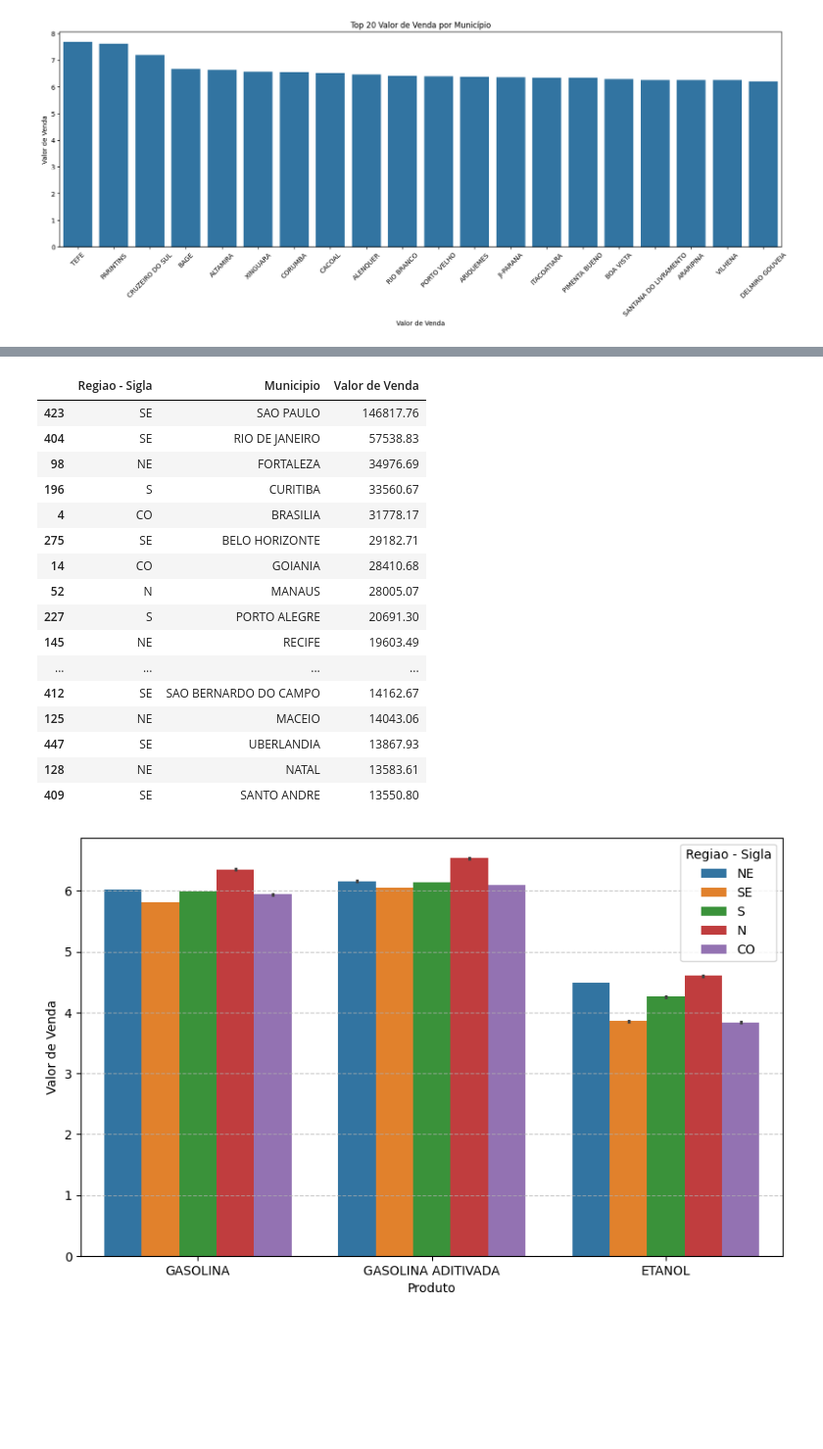
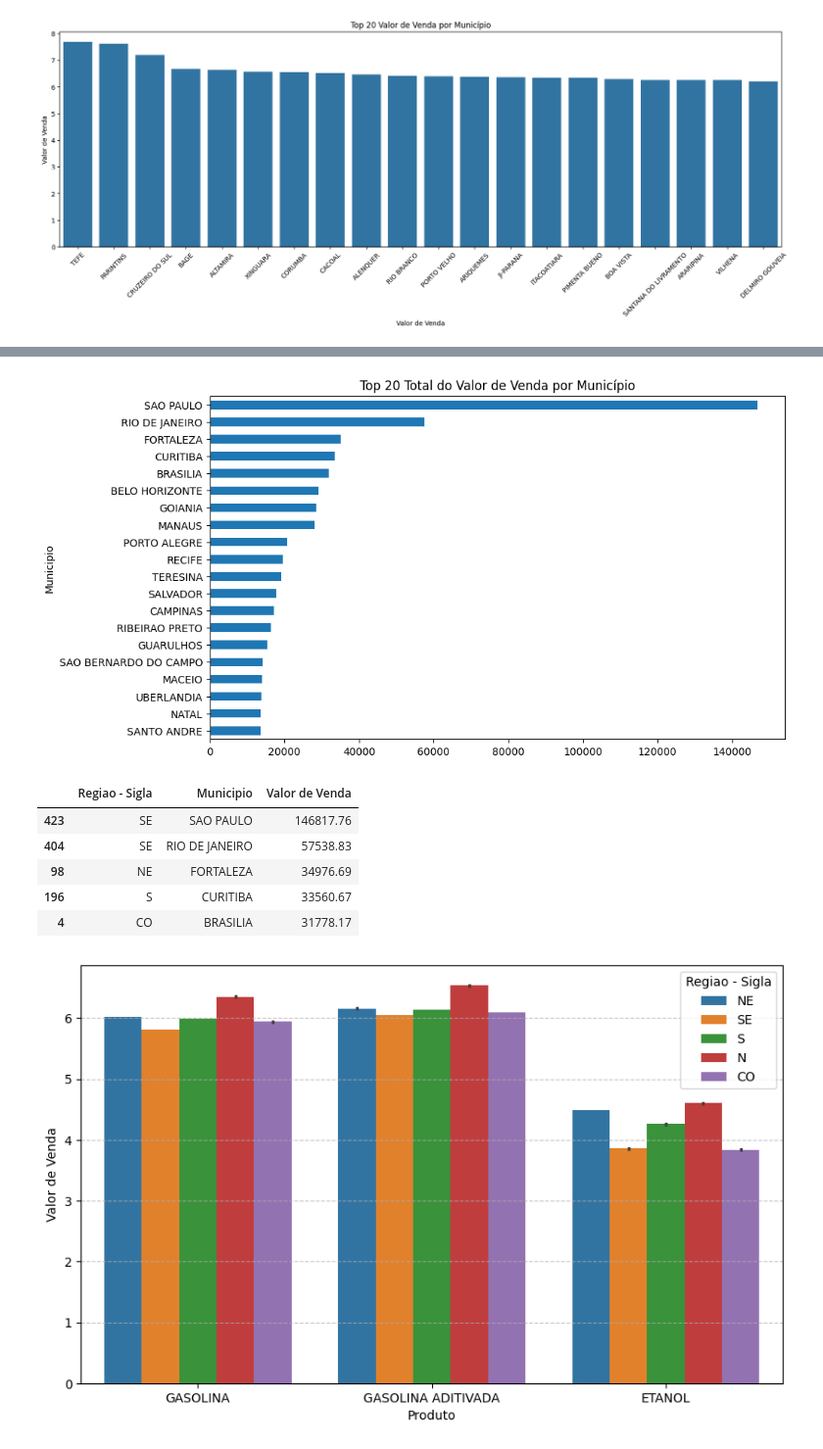
Before and after one commit to SandraRojasZ/DataScience, a Jupyter notebook: ProjetoAED.ipynb, the cells around one changed output, grey strips where cells are left out. Shown at 98% size. Drawn from its saved outputs; the diff is of its cells as text; code cells hidden in the pictures; blank space fills up the shorter version.

```diff
--- a/ProjetoAED.ipynb
+++ b/ProjetoAED.ipynb
@@ -448,27 +461,26 @@ preco_municipio.head(20)
+# %%
+# Embora o preço seja maior na cidade de Tefe, o município São Paulo se destaca no valor total de venda
+venda_municipio = df_limpo.groupby('Municipio')['Valor de Venda'].sum().nlargest(20)
+
+plt.figure(figsize=(10,6))
+venda_municipio.sort_values().plot(kind='barh')
+plt.title('Top 20 Total do Valor de Venda por Município')
+plt.show()
+# %% [output]
+[figure, added]
 # %%
 # Embora o preço mais caro seja na cidade Tefe, o total de venda é maior no Município de São Paulo da Região Sudeste
 venda_municipio = df_limpo.groupby(['Regiao - Sigla', 'Municipio'])['Valor de Venda'].sum().reset_index()
 # Ordenando os resultados em ordem decrescente com base na coluna 'Valor de Venda'
 venda_municipio = venda_municipio.sort_values(by='Valor de Venda', ascending=False)
-venda_municipio.head(20)
+venda_municipio.head()
 # %% [output]
 |  | Regiao - Sigla | Municipio | Valor de Venda |
 | 423 | SE | SAO PAULO | 146817.76 |
 | 404 | SE | RIO DE JANEIRO | 57538.83 |
 | 98 | NE | FORTALEZA | 34976.69 |
 | 196 | S | CURITIBA | 33560.67 |
 | 4 | CO | BRASILIA | 31778.17 |
-| 275 | SE | BELO HORIZONTE | 29182.71 |
-| 14 | CO | GOIANIA | 28410.68 |
-| 52 | N | MANAUS | 28005.07 |
-| 227 | S | PORTO ALEGRE | 20691.30 |
-| 145 | NE | RECIFE | 19603.49 |
-| ... | ... | ... | ... |
-| 412 | SE | SAO BERNARDO DO CAMPO | 14162.67 |
-| 125 | NE | MACEIO | 14043.06 |
-| 447 | SE | UBERLANDIA | 13867.93 |
-| 128 | NE | NATAL | 13583.61 |
-| 409 | SE | SANTO ANDRE | 13550.80 |
 # %%
  # Produto mais caro em média é a Gasolina Aditiva principalmente na região Norte
  # Em todas as Região a média do preço do Etanol é menor em relação aos demais produtos
```
Also changed, not shown: parts of 15 cells of this notebook.
